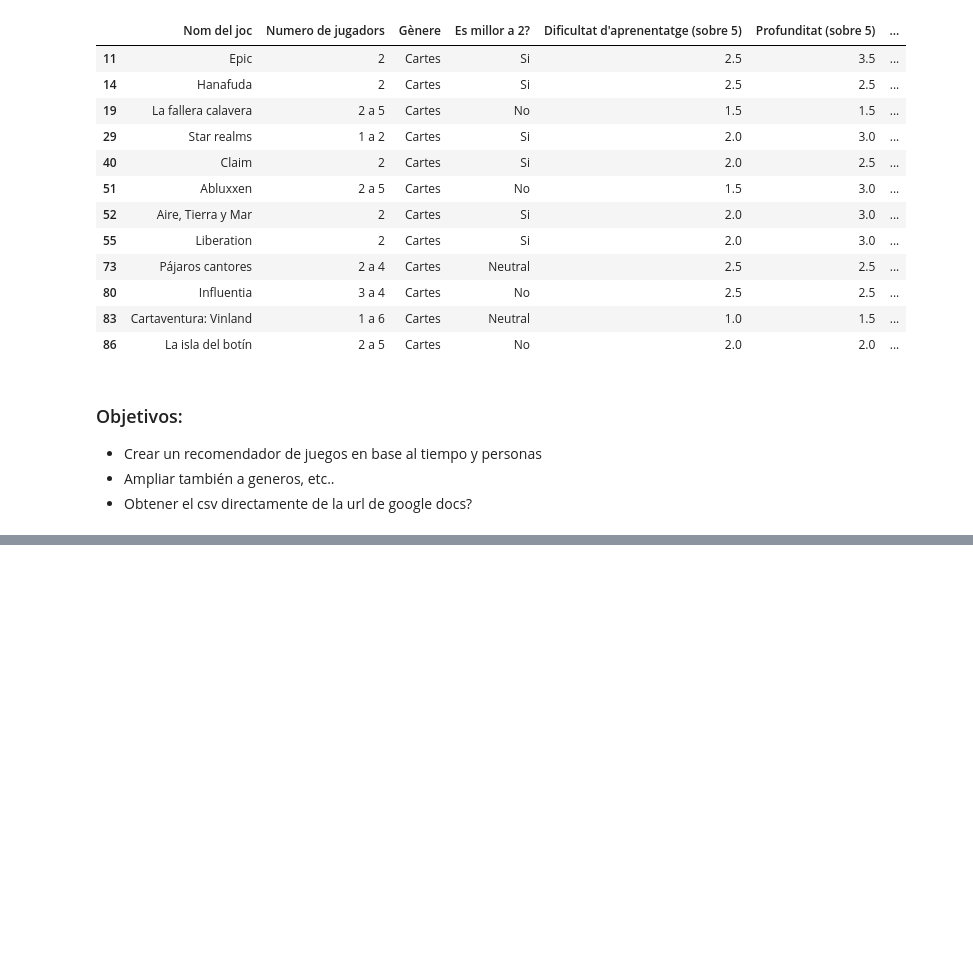
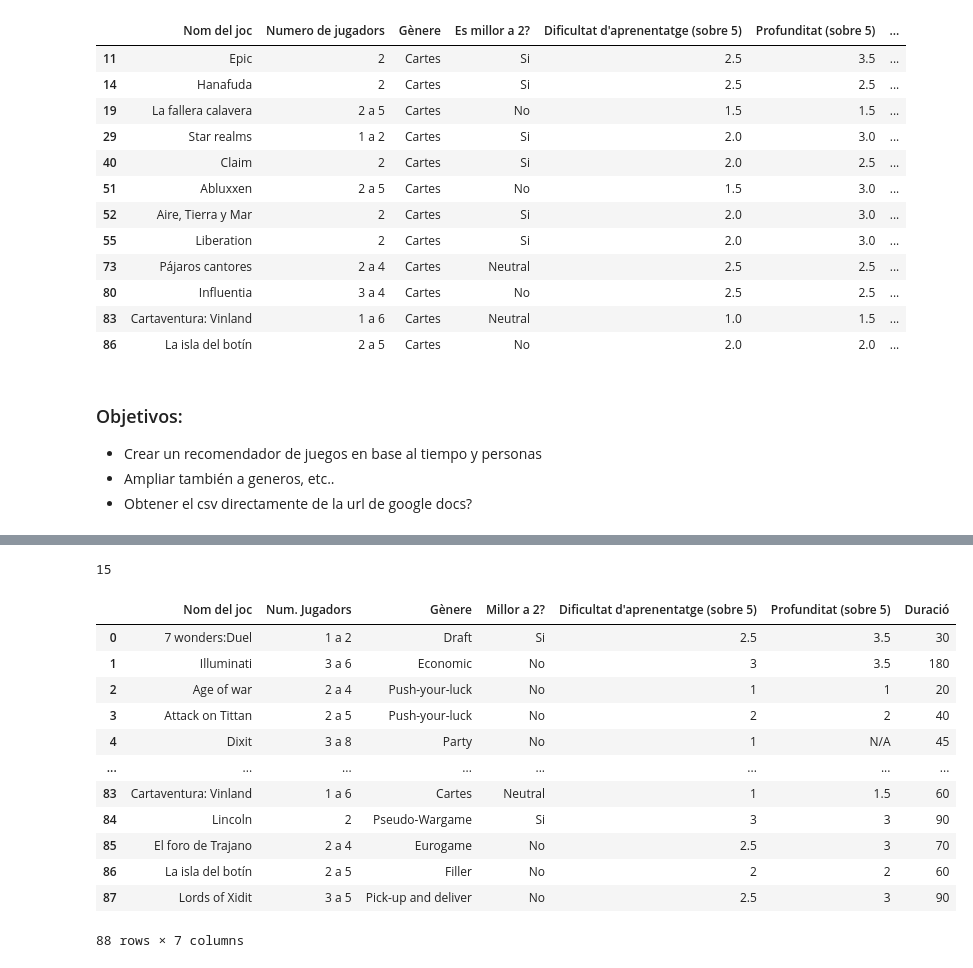
Before and after one commit to GerardDD/Jocs_de_taula, a Jupyter notebook: Jocs.ipynb, the cells around one changed output, grey strips where cells are left out. Cells and saved outputs as stored; diff of their text form; code cells hidden in the pictures; blank space fills up the shorter version.

```diff
--- a/Jocs.ipynb
+++ b/Jocs.ipynb
@@ -113,0 +195,30 @@ b'<!DOCTYPE html><html lang="es-ES"><head><script nonce="Eo6s92IWfB23vDwlxTRZmg"
+# %%
+len(values[3])
+# %% [output]
+15
+# %%
+# creem a mà un Dataframe accedint a les llistes com si fosin columnes
+jocs_fromApi = pd.DataFrame({'Nom del joc':[values[i][1] for i in range(3,len(values))],
+              'Num. Jugadors':[values[i][2] for i in range(3,len(values))],
+              'Gènere':[values[i][3] for i in range(3,len(values))],
+              'Millor a 2?':[values[i][4] for i in range(3,len(values))],
+              "Dificultat d'aprenentatge (sobre 5)":[values[i][5] for i in range(3,len(values))],
+              'Profunditat (sobre 5)':[values[i][6] for i in range(3,len(values))],
+              'Duració':[values[i][8] for i in range(3,len(values))]
+             })
+# %%
+jocs_fromApi
+# %% [output]
+|  | Nom del joc | Num. Jugadors | Gènere | Millor a 2? | Dificultat d'aprenentatge (sobre 5) | Profunditat (sobre 5) | Duració |
+| 0 | 7 wonders:Duel | 1 a 2 | Draft | Si | 2.5 | 3.5 | 30 |
+| 1 | Illuminati | 3 a 6 | Economic | No | 3 | 3.5 | 180 |
+| 2 | Age of war | 2 a 4 | Push-your-luck | No | 1 | 1 | 20 |
+| 3 | Attack on Tittan | 2 a 5 | Push-your-luck | No | 2 | 2 | 40 |
+| 4 | Dixit | 3 a 8 | Party | No | 1 | N/A | 45 |
+| ... | ... | ... | ... | ... | ... | ... | ... |
+| 83 | Cartaventura: Vinland | 1 a 6 | Cartes | Neutral | 1 | 1.5 | 60 |
+| 84 | Lincoln | 2 | Pseudo-Wargame | Si | 3 | 3 | 90 |
+| 85 | El foro de Trajano | 2 a 4 | Eurogame | No | 2.5 | 3 | 70 |
+| 86 | La isla del botín | 2 a 5 | Filler | No | 2 | 2 | 60 |
+| 87 | Lords of Xidit | 3 a 5 | Pick-up and deliver | No | 2.5 | 3 | 90 |
+88 rows × 7 columns
```
Also changed, not shown: parts of 5 cells of this notebook.
